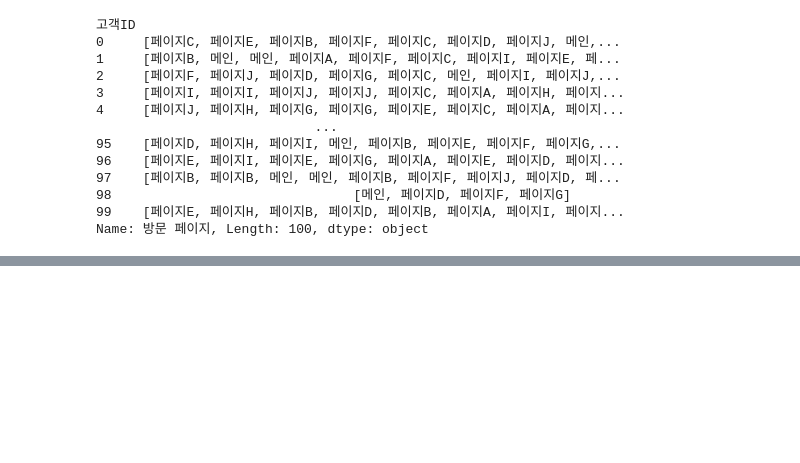
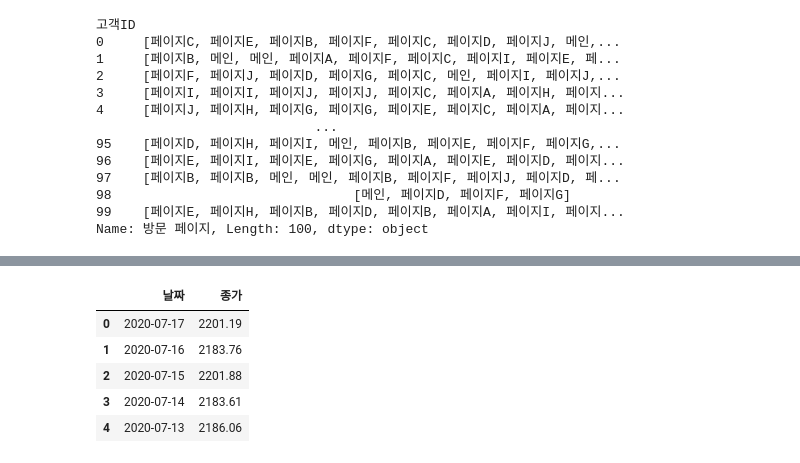
Before and after one commit to psuny1116/python-, a Jupyter notebook: 연관규칙.ipynb, the cells around one changed output, grey strips where cells are left out. Cells and saved outputs as stored; diff of their text form; code cells hidden in the pictures; blank space fills up the shorter version.

```diff
--- a/연관규칙.ipynb
+++ b/연관규칙.ipynb
@@ -215,0 +266,10 @@ def generate_association_rules(maximum_frequent_sequence_item, sequence_data, mi
+# %%
+df = pd.read_excel('2018-20_코스피지수.xlsx')
+df.head()
+# %% [output]
+|  | 날짜 | 종가 |
+| 0 | 2020-07-17 | 2201.19 |
+| 1 | 2020-07-16 | 2183.76 |
+| 2 | 2020-07-15 | 2201.88 |
+| 3 | 2020-07-14 | 2183.61 |
+| 4 | 2020-07-13 | 2186.06 |
```
Also changed, not shown: parts of 26 cells of this notebook.
